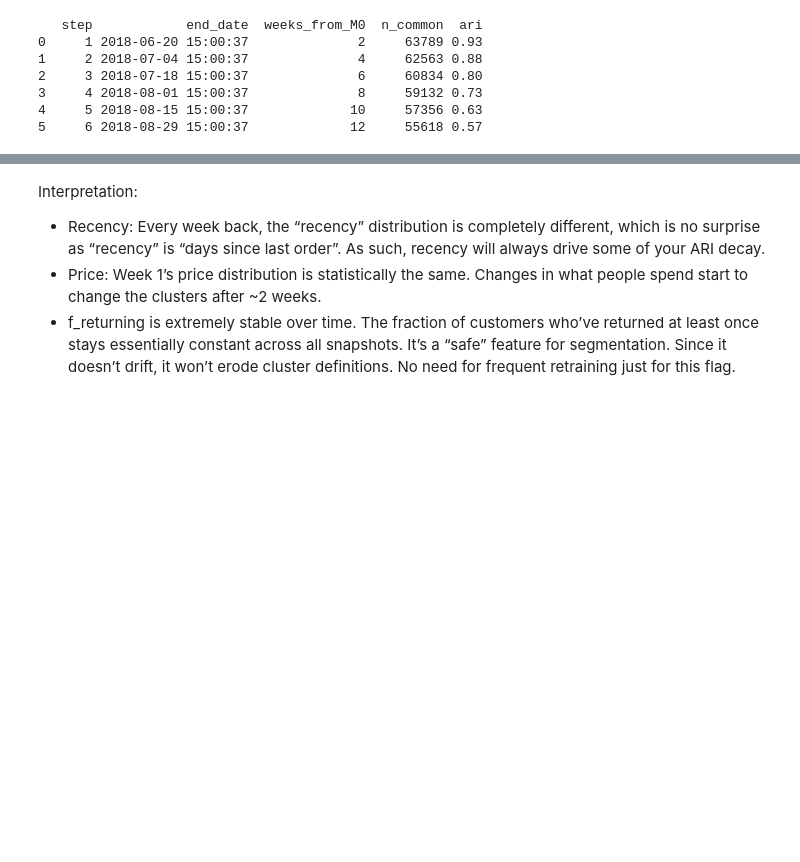
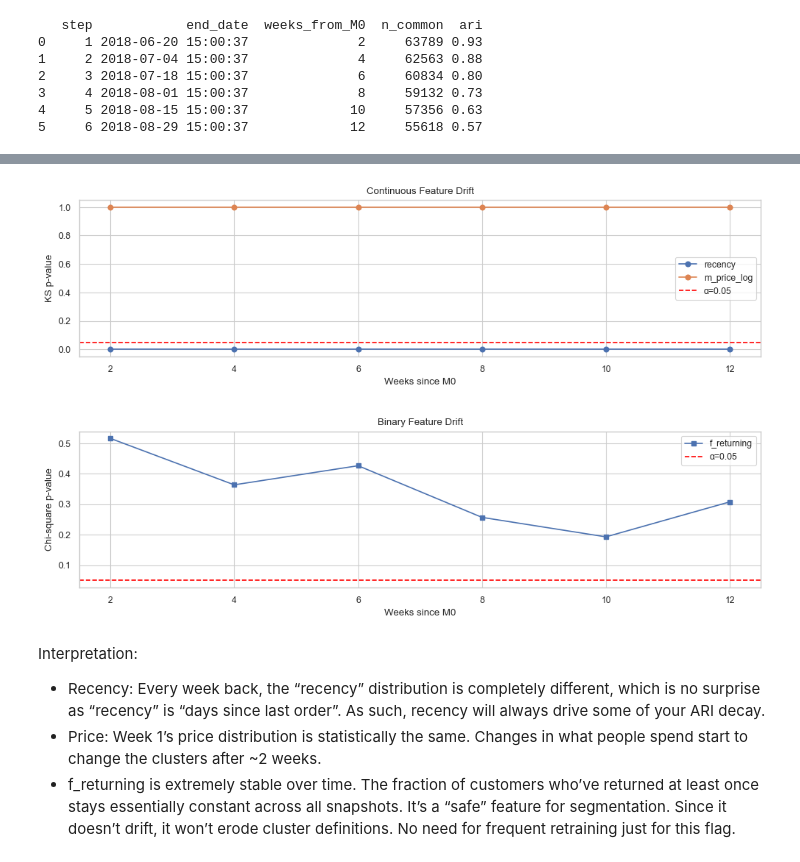
Before and after one commit to nataschaminnitt/segmenting_customers, a Jupyter notebook: notebooks/P5 notebook simulation.ipynb, the cells around one changed output, grey strips where cells are left out. Drawn from its saved outputs; the diff is of its cells as text; code cells hidden in the pictures; blank space fills up the shorter version.

```diff
--- a/notebooks/P5 notebook simulation.ipynb
+++ b/notebooks/P5 notebook simulation.ipynb
@@ -431,3 +277,45 @@ plot_feature_drift(df_ks, df_chi,
+# %%
+cont_feats = ['recency', 'm_price_log']
+bin_feats  = ['f_returning']
+df_ks, df_chi = feature_drift_tests(
+    df=df,
+    ts_col='order_purchase_timestamp',
+    cont_features=cont_feats,
+    bin_features=bin_feats,
+    lead_time_weeks=12,
+    step_weeks=2
+)
+# %%
+# Plot KS p-values
+plt.figure(figsize=(10,3))
+for feat in cont_feats:
+    sub = df_ks[df_ks['feature']==feat]
+    plt.plot(sub['weeks'], sub['p_value'], marker='o', label=feat)
+plt.axhline(0.05, color='red', linestyle='--', label='α=0.05')
+plt.xlabel('Weeks since M0')
+plt.ylabel('KS p-value')
+plt.title('Continuous Feature Drift')
+plt.legend()
+plt.tight_layout()
+plt.savefig("./plots/maintenance/continious_feature_drift.png", dpi=300)
+plt.show()
+
+# Plot Chi-square p-values
+plt.figure(figsize=(10,3))
+for feat in bin_feats:
+    sub = df_chi[df_chi['feature']==feat]
+    plt.plot(sub['weeks'], sub['p_value'], marker='s', label=feat)
+plt.axhline(0.05, color='red', linestyle='--', label='α=0.05')
+plt.xlabel('Weeks since M0')
+plt.ylabel('Chi-square p-value')
+plt.title('Binary Feature Drift')
+plt.legend()
+plt.tight_layout()
+plt.savefig("./plots/maintenance/binary_feature_drift.png", dpi=300)
+plt.show()
+# %% [output]
+[figure, added]
+[figure, added]
 # %% [markdown]
 Interpretation:
 * Recency: Every week back, the “recency” distribution is completely different, which is no surprise as “recency” is “days since last order”. As such, recency will always drive some of your ARI decay.
```
Also changed, not shown: parts of 23 cells of this notebook, 1 other file.
